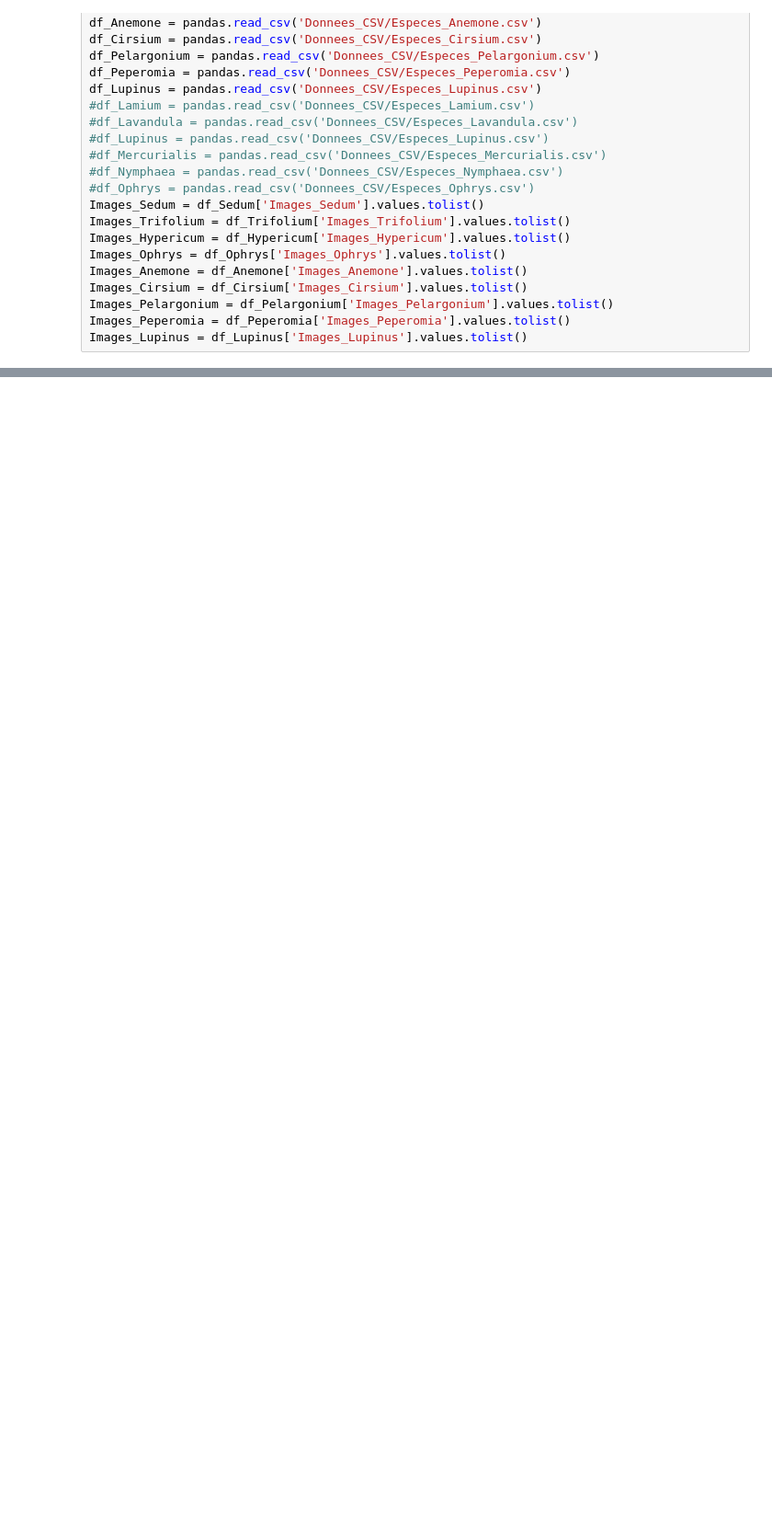
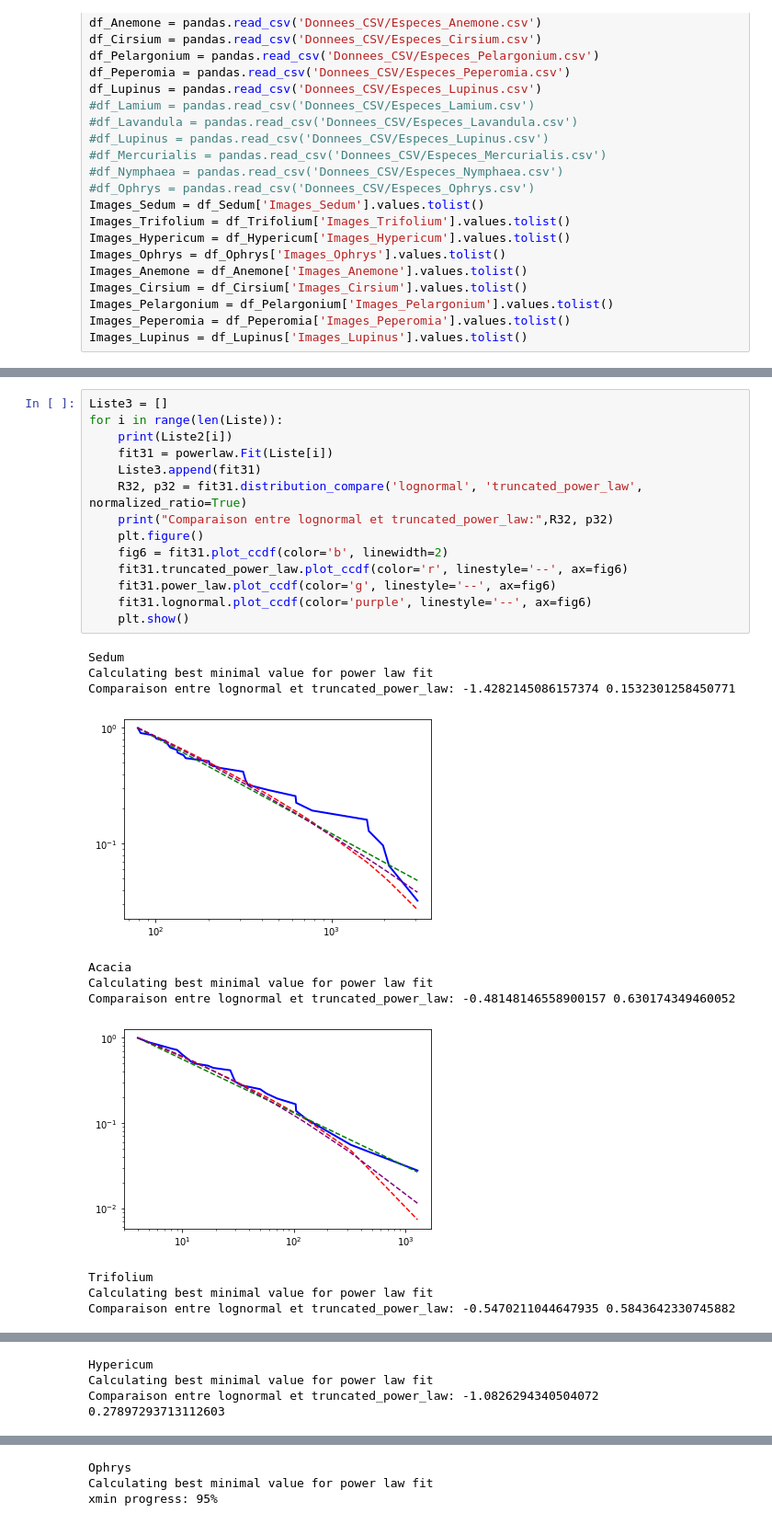
Before and after one commit to ReynaudNils/Stage_M1, a Jupyter notebook: Jupyter_Notebook/Modelisation_Plantnet300K.ipynb, the cells around one changed output, grey strips where cells are left out. Shown: that part at 92% size. Cells and saved outputs as stored; diff of their text form; blank space fills up the shorter version.

```diff
--- a/Jupyter_Notebook/Modelisation_Plantnet300K.ipynb
+++ b/Jupyter_Notebook/Modelisation_Plantnet300K.ipynb
@@ -445,0 +601,26 @@ for i in range(len(Liste)):
+# %%
+Liste3 = []
+for i in range(len(Liste)):
+    print(Liste2[i])
+    fit31 = powerlaw.Fit(Liste[i])
+    Liste3.append(fit31)
+    R32, p32 = fit31.distribution_compare('lognormal', 'truncated_power_law', normalized_ratio=True)
+    print("Comparaison entre lognormal et truncated_power_law:",R32, p32)
+    plt.figure()
+    fig6 = fit31.plot_ccdf(color='b', linewidth=2)
+    fit31.truncated_power_law.plot_ccdf(color='r', linestyle='--', ax=fig6)
+    fit31.power_law.plot_ccdf(color='g', linestyle='--', ax=fig6)
+    fit31.lognormal.plot_ccdf(color='purple', linestyle='--', ax=fig6)
+    plt.show()
+# %% [output]
+Sedum
+Calculating best minimal value for power law fit
+Comparaison entre lognormal et truncated_power_law: -1.4282145086157374 0.1532301258450771
+[figure, added]
+Acacia
+Calculating best minimal value for power law fit
+Comparaison entre lognormal et truncated_power_law: -0.48148146558900157 0.630174349460052
+[figure, added]
+Trifolium
+Calculating best minimal value for power law fit
+Comparaison entre lognormal et truncated_power_law: -0.5470211044647935 0.5843642330745882
@@ -445,0 +628,3 @@ for i in range(len(Liste)):
+Hypericum
+Calculating best minimal value for power law fit
+Comparaison entre lognormal et truncated_power_law: -1.0826294340504072 0.27897293713112603
@@ -445,0 +632,3 @@ for i in range(len(Liste)):
+Ophrys
+Calculating best minimal value for power law fit
+xmin progress: 95%
```
Also changed, not shown: parts of 25 cells of this notebook, 30 other files.
